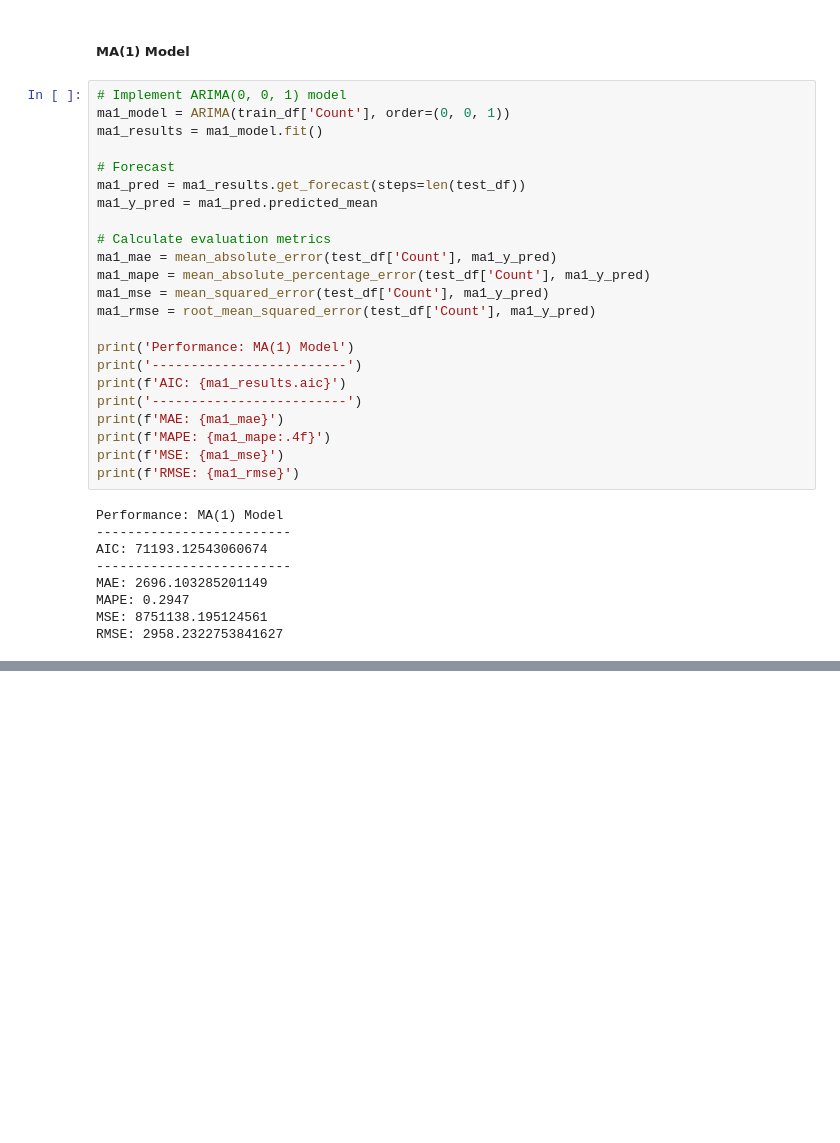
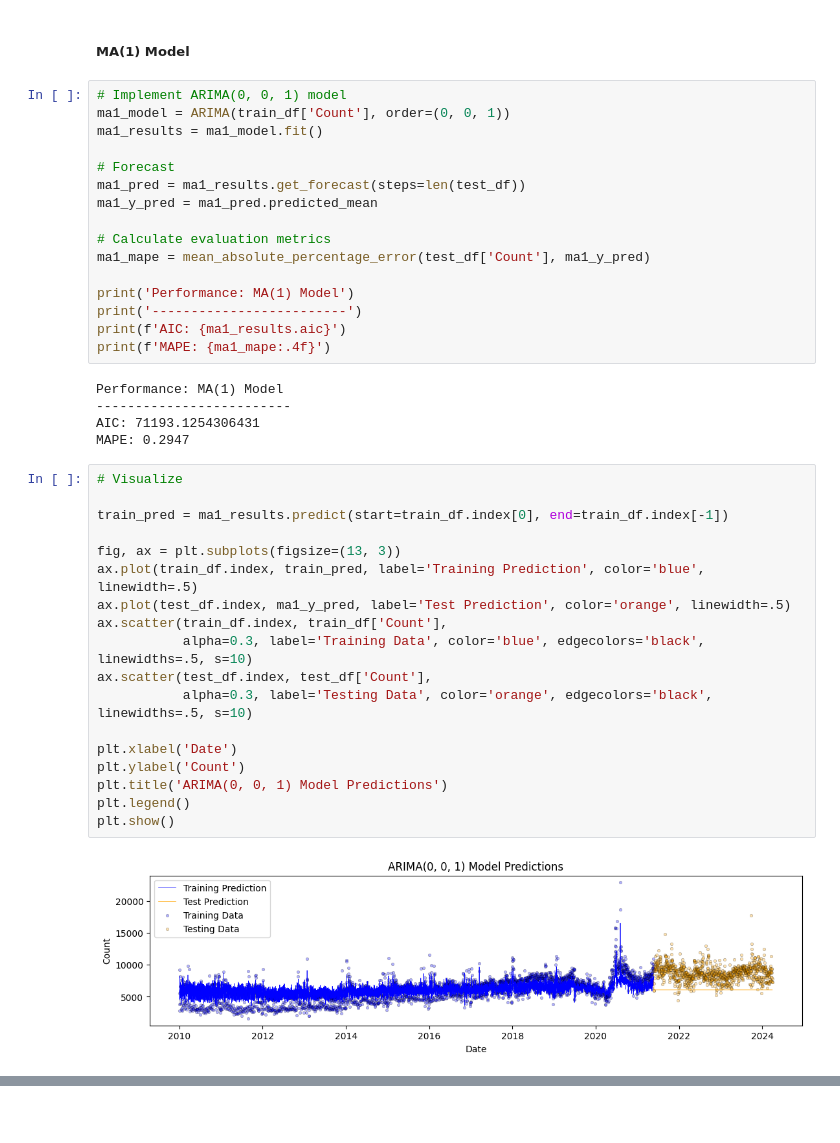
Before and after one commit to rjlatail/NYC_311_Forecasting, a Jupyter notebook: NYC_311_Forecasting_Notebook.ipynb, the cells around one changed output, grey strips where cells are left out. Saved outputs shown, nothing was run; the diff lists cells and outputs as text; blank space fills up the shorter version.

```diff
--- a/NYC_311_Forecasting_Notebook.ipynb
+++ b/NYC_311_Forecasting_Notebook.ipynb
@@ -735,28 +752,37 @@ ma1_pred = ma1_results.get_forecast(steps=len(test_df))
 ma1_y_pred = ma1_pred.predicted_mean
 
 # Calculate evaluation metrics
-ma1_mae = mean_absolute_error(test_df['Count'], ma1_y_pred)
 ma1_mape = mean_absolute_percentage_error(test_df['Count'], ma1_y_pred)
-ma1_mse = mean_squared_error(test_df['Count'], ma1_y_pred)
-ma1_rmse = root_mean_squared_error(test_df['Count'], ma1_y_pred)
 
 print('Performance: MA(1) Model')
 print('-------------------------')
 print(f'AIC: {ma1_results.aic}')
-print('-------------------------')
-print(f'MAE: {ma1_mae}')
 print(f'MAPE: {ma1_mape:.4f}')
-print(f'MSE: {ma1_mse}')
-print(f'RMSE: {ma1_rmse}')
 # %% [output]
 Performance: MA(1) Model
 -------------------------
-AIC: 71193.12543060674
--------------------------
-MAE: 2696.103285201149
+AIC: 71193.1254306431
 MAPE: 0.2947
-MSE: 8751138.195124561
-RMSE: 2958.2322753841627
+# %%
+# Visualize
+
+train_pred = ma1_results.predict(start=train_df.index[0], end=train_df.index[-1])
+
+fig, ax = plt.subplots(figsize=(13, 3))
+ax.plot(train_df.index, train_pred, label='Training Prediction', color='blue', linewidth=.5)
+ax.plot(test_df.index, ma1_y_pred, label='Test Prediction', color='orange', linewidth=.5)
+ax.scatter(train_df.index, train_df['Count'],
+           alpha=0.3, label='Training Data', color='blue', edgecolors='black', linewidths=.5, s=10)
+ax.scatter(test_df.index, test_df['Count'],
+           alpha=0.3, label='Testing Data', color='orange', edgecolors='black', linewidths=.5, s=10)
+
+plt.xlabel('Date')
+plt.ylabel('Count')
+plt.title('ARIMA(0, 0, 1) Model Predictions')
+plt.legend()
+plt.show()
+# %% [output]
+[figure, added]
 # %%
 results_data = {
     'Model': ['AR(1)', 'Random Walk', 'MA(1)'],
```
Also changed, not shown: parts of 64 cells of this notebook.
